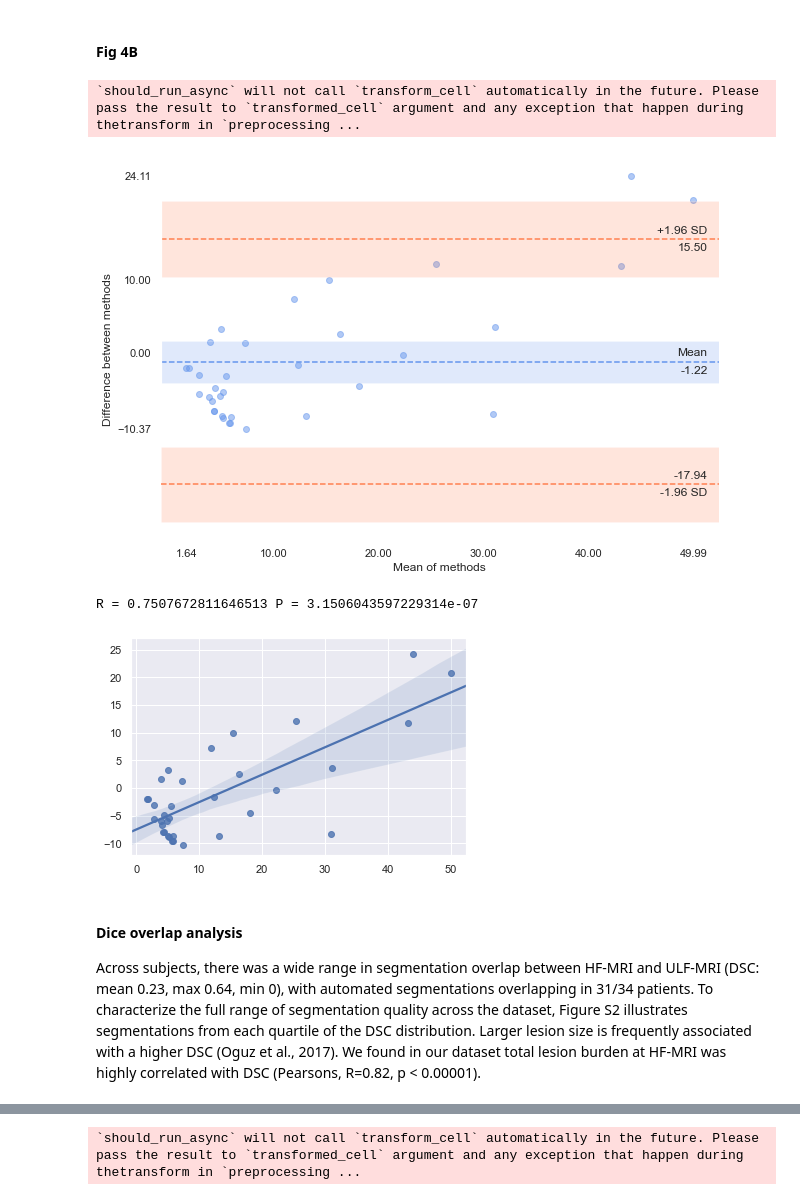
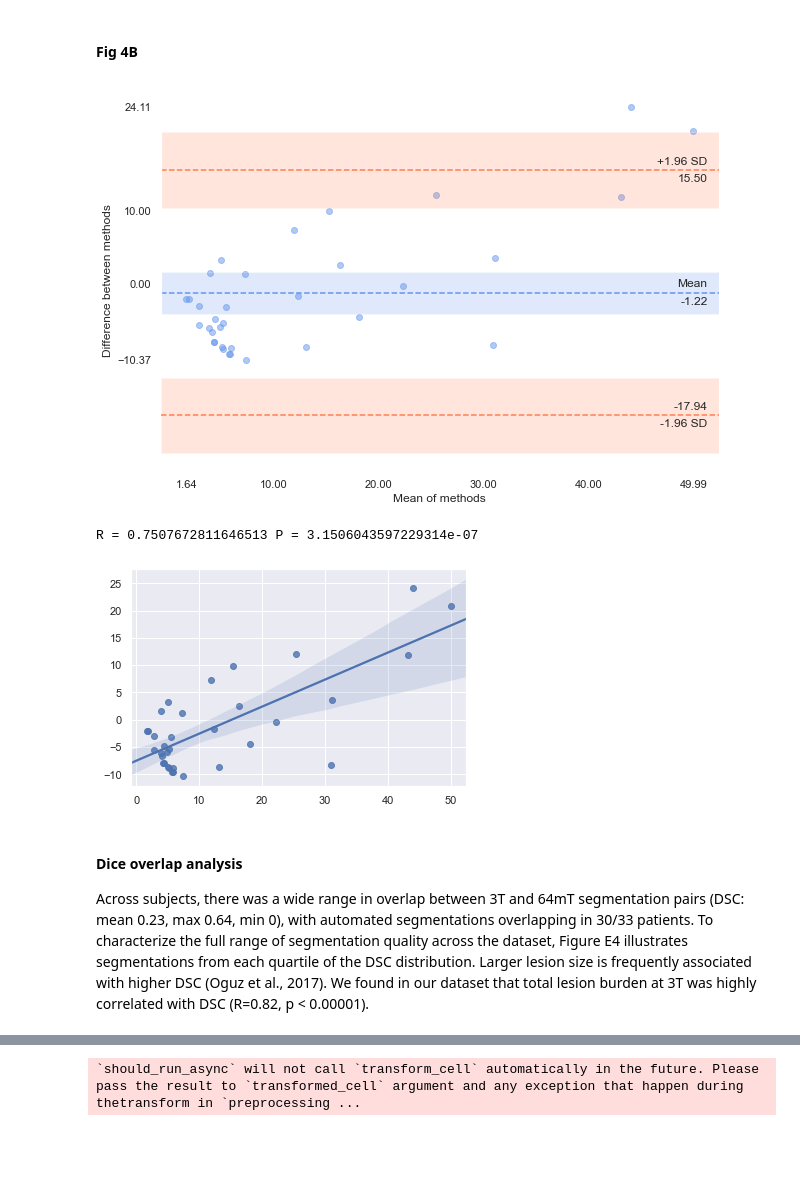
Before and after one commit to penn-cnt/Arnold_LF-MRI_MS, a Jupyter notebook: manuscript_companion_07132021.ipynb, the cells around one changed output, grey strips where cells are left out. Cells and saved outputs as stored; diff of their text form; code cells hidden in the pictures; blank space fills up the shorter version.

```diff
--- a/manuscript_companion_07132021.ipynb
+++ b/manuscript_companion_07132021.ipynb
@@ -528,22 +538,22 @@ Pearson's corr: R = 0.8983659016795074 P = 5.704587282687725e-13
 #### Fig 4B
 # %%
 # Bland-Altman using pyCompare
+pyCompare.blandAltman(volumes_df['ses-3T1'], volumes_df['ses-64mT'], dpi=600, savePath='../output/manuscript_figures/raw_figures/fig4B.tif') # save figure
 pyCompare.blandAltman(volumes_df['ses-3T1'], volumes_df['ses-64mT'])
 
 # get correlation
 y = volumes_df['ses-3T1']-volumes_df['ses-64mT']
 x = (volumes_df['ses-3T1']+volumes_df['ses-64mT'])/2
 ax = sns.regplot(x=x, y=y, truncate=False)
 r, p = scipy.stats.pearsonr( x, y)
 print('R = ' + str(r) +' P = ' + str(p) )
 # %% [output]
+[figure]
-`should_run_async` will not call `transform_cell` automatically in the future. Please pass the result to `transformed_cell` argument and any exception that happen during thetransform in `preprocessing ...
+R = 0.7507672811646513 P = 3.1506043597229314e-07
-[figure]
-R = 0.7507672811646513 P = 3.1506043597229314e-07
-[figure, old version]
+[figure, new version]
 # %% [markdown]
 #### Dice overlap analysis
-Across subjects, there was a wide range in segmentation overlap between HF-MRI and ULF-MRI (DSC: mean 0.23, max 0.64, min 0), with automated segmentations overlapping in 31/34 patients. To characterize the full range of segmentation quality across the dataset, Figure S2 illustrates segmentations from each quartile of the DSC distribution. Larger lesion size is frequently associated with a higher DSC (Oguz et al., 2017). We found in our dataset total lesion burden at HF-MRI was highly correlated with DSC (Pearsons, R=0.82, p < 0.00001).
+Across subjects, there was a wide range in overlap between 3T and 64mT segmentation pairs (DSC: mean 0.23, max 0.64, min 0), with automated segmentations overlapping in 30/33 patients. To characterize the full range of segmentation quality across the dataset, Figure E4 illustrates segmentations from each quartile of the DSC distribution. Larger lesion size is frequently associated with higher DSC (Oguz et al., 2017). We found in our dataset that total lesion burden at 3T was highly correlated with DSC (R=0.82, p < 0.00001).
 # %%
 # Rigid coregister post FLAIR to pre FLAIR
 N = len(volumes_df)
```
Also changed, not shown: parts of 26 cells of this notebook.
